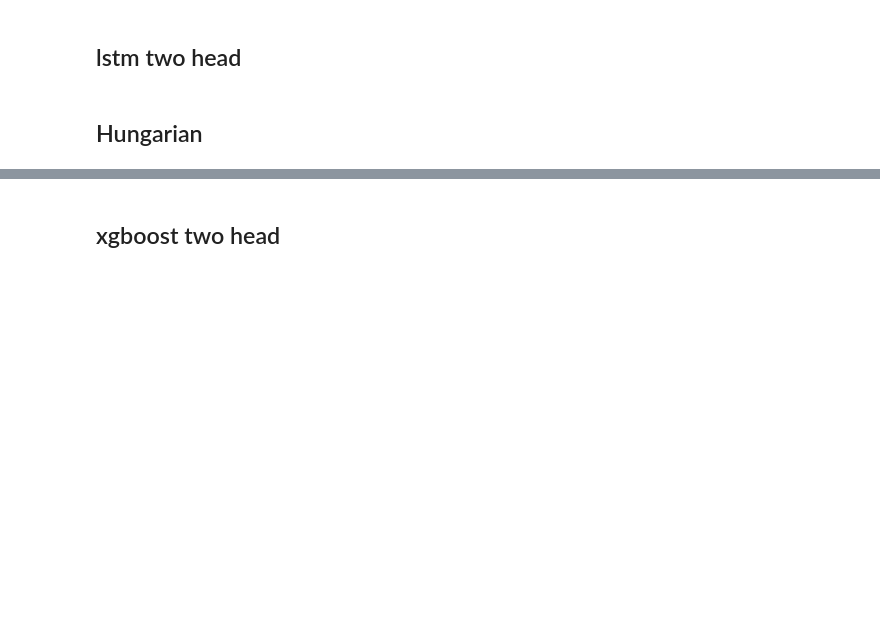
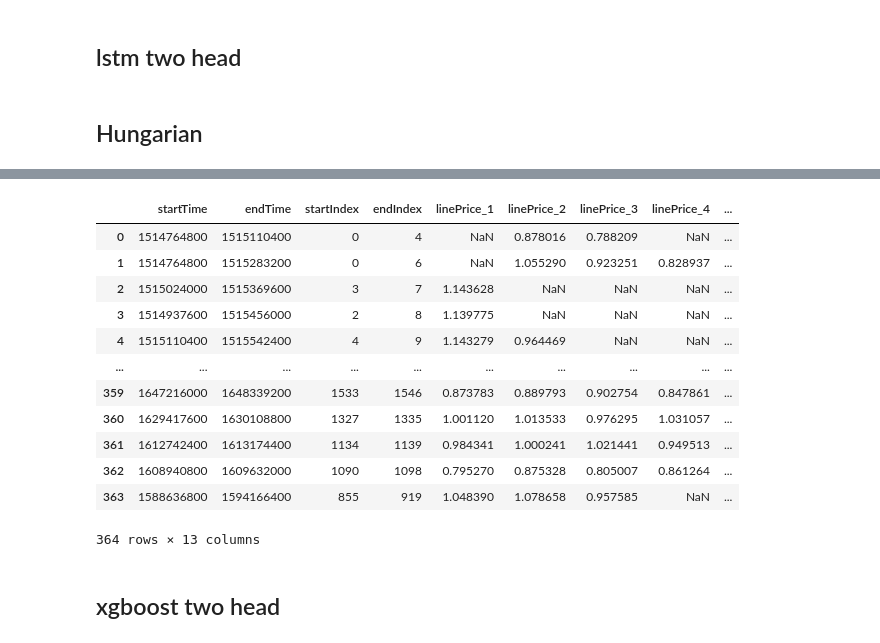
Before and after one commit to HosseinRZE/SimpleFeaturePipeline, a Jupyter notebook: play_grounds/regression.ipynb, the cells around one changed output, grey strips where cells are left out. Cells and saved outputs as stored; diff of their text form; code cells hidden in the pictures; blank space fills up the shorter version.

```diff
--- a/play_grounds/regression.ipynb
+++ b/play_grounds/regression.ipynb
@@ -5453,3 +5495,21 @@ tensor([[0.6230, 0.9592, 0.5285, 0.6636, 0.7430, 0.4511, 0.5261, 0.8074, 0.4912]
+# %%
+import pandas as pd
+a = pd.read_csv( "/home/iatell/projects/meta-learning/data/line_seq_ordered_added.csv")
+a
+# %% [output]
+|  | startTime | endTime | startIndex | endIndex | linePrice_1 | linePrice_2 | linePrice_3 | linePrice_4 | ... |
+| 0 | 1514764800 | 1515110400 | 0 | 4 | NaN | 0.878016 | 0.788209 | NaN | ... |
+| 1 | 1514764800 | 1515283200 | 0 | 6 | NaN | 1.055290 | 0.923251 | 0.828937 | ... |
+| 2 | 1515024000 | 1515369600 | 3 | 7 | 1.143628 | NaN | NaN | NaN | ... |
+| 3 | 1514937600 | 1515456000 | 2 | 8 | 1.139775 | NaN | NaN | NaN | ... |
+| 4 | 1515110400 | 1515542400 | 4 | 9 | 1.143279 | 0.964469 | NaN | NaN | ... |
+| ... | ... | ... | ... | ... | ... | ... | ... | ... | ... |
+| 359 | 1647216000 | 1648339200 | 1533 | 1546 | 0.873783 | 0.889793 | 0.902754 | 0.847861 | ... |
+| 360 | 1629417600 | 1630108800 | 1327 | 1335 | 1.001120 | 1.013533 | 0.976295 | 1.031057 | ... |
+| 361 | 1612742400 | 1613174400 | 1134 | 1139 | 0.984341 | 1.000241 | 1.021441 | 0.949513 | ... |
+| 362 | 1608940800 | 1609632000 | 1090 | 1098 | 0.795270 | 0.875328 | 0.805007 | 0.861264 | ... |
+| 363 | 1588636800 | 1594166400 | 855 | 919 | 1.048390 | 1.078658 | 0.957585 | NaN | ... |
+364 rows × 13 columns
 # %% [markdown]
 ## xgboost two head
 # %%
```
Also changed, not shown: parts of 8 cells of this notebook, 3 other files.
